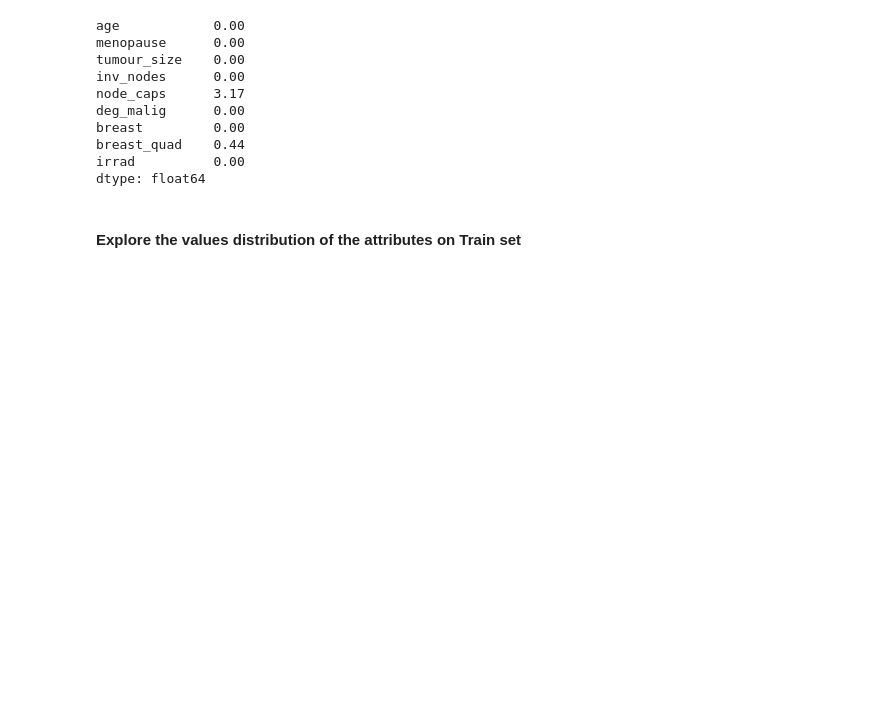
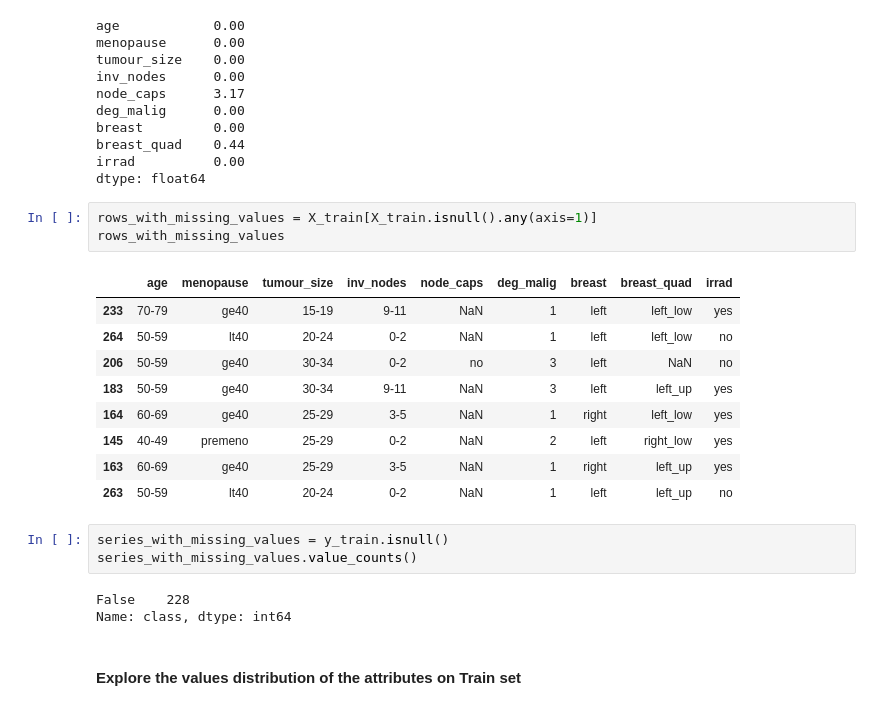
Before and after one commit to daniocionini/Prediction-Model-Breast-Cancer-Recurrence, a Jupyter notebook: eda_prediction_recurrence_breast_cancer.ipynb, the cells around one changed output. Drawn from its saved outputs; the diff is of its cells as text; blank space fills up the shorter version.

```diff
--- a/eda_prediction_recurrence_breast_cancer.ipynb
+++ b/eda_prediction_recurrence_breast_cancer.ipynb
@@ -257,6 +257,25 @@ breast         0.00
 breast_quad    0.44
 irrad          0.00
 dtype: float64
+# %%
+rows_with_missing_values = X_train[X_train.isnull().any(axis=1)]
+rows_with_missing_values
+# %% [output]
+|  | age | menopause | tumour_size | inv_nodes | node_caps | deg_malig | breast | breast_quad | irrad |
+| 233 | 70-79 | ge40 | 15-19 | 9-11 | NaN | 1 | left | left_low | yes |
+| 264 | 50-59 | lt40 | 20-24 | 0-2 | NaN | 1 | left | left_low | no |
+| 206 | 50-59 | ge40 | 30-34 | 0-2 | no | 3 | left | NaN | no |
+| 183 | 50-59 | ge40 | 30-34 | 9-11 | NaN | 3 | left | left_up | yes |
+| 164 | 60-69 | ge40 | 25-29 | 3-5 | NaN | 1 | right | left_low | yes |
+| 145 | 40-49 | premeno | 25-29 | 0-2 | NaN | 2 | left | right_low | yes |
+| 163 | 60-69 | ge40 | 25-29 | 3-5 | NaN | 1 | right | left_up | yes |
+| 263 | 50-59 | lt40 | 20-24 | 0-2 | NaN | 1 | left | left_up | no |
+# %%
+series_with_missing_values = y_train.isnull()
+series_with_missing_values.value_counts()
+# %% [output]
+False    228
+Name: class, dtype: int64
 # %% [markdown]
 #### Explore the values distribution of the attributes on Train set
 # %%
```
Also changed, not shown: 4 other files.
